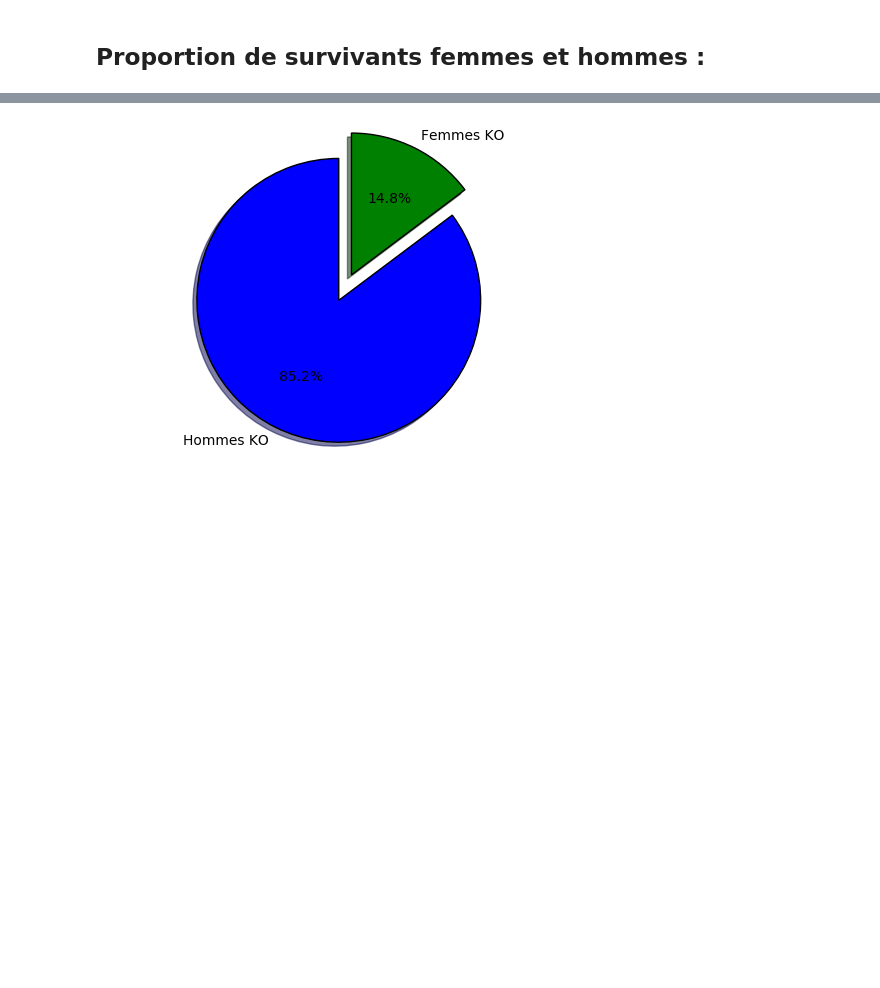
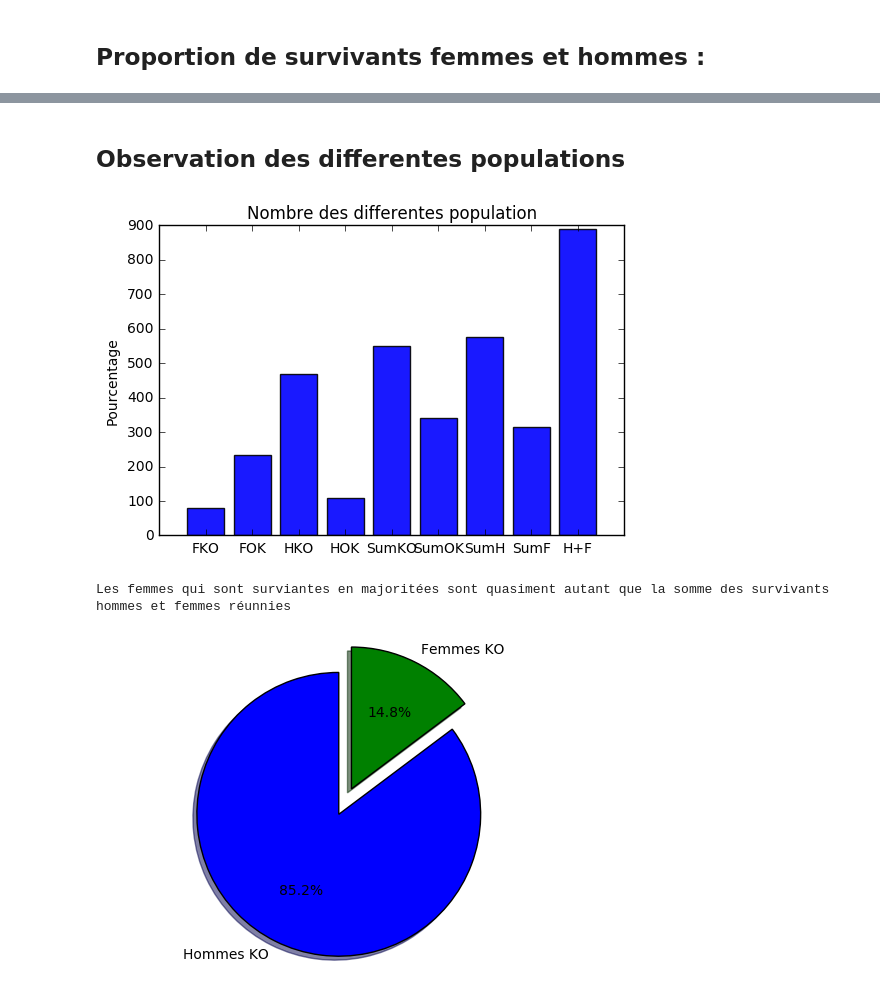
Before and after one commit to willynov/2016-2017, a Jupyter notebook: P1/P1_William_GALBY.ipynb, the cells around one changed output, grey strips where cells are left out. Saved outputs shown, nothing was run; the diff lists cells and outputs as text; code cells hidden in the pictures; blank space fills up the shorter version.

```diff
--- a/P1/P1_William_GALBY.ipynb
+++ b/P1/P1_William_GALBY.ipynb
@@ -120,3 +107,21 @@ Homma OK
+# %% [markdown]
+## Observation des differentes populations
+# %%
+
+objects = ('FKO', 'FOK', 'HKO', 'HOK', 'SumKO', 'SumOK', 'SumH', 'SumF', 'H+F')
+y_pos = np.arange(len(objects))
+performance = [ nbFKO, nbFOK, nbHKO, nbHOK, nbHKO+nbFKO, nbHOK+nbFOK, nbH, nbF, float(nbF+nbH)]
+
+plt.bar(y_pos, performance, align='center', alpha=0.9)
+plt.xticks(y_pos, objects)
+plt.ylabel('Pourcentage')
+plt.title('Nombre des differentes population')
+plt.show()
+
+print 'Les femmes qui sont surviantes en majoritées sont quasiment autant que la somme des survivants hommes et femmes réunnies'
+# %% [output]
+[figure, added]
+Les femmes qui sont surviantes en majoritées sont quasiment autant que la somme des survivants hommes et femmes réunnies
 # %%
 propHKO = float(nbHKO)/float(nbFKO+nbHKO)
 propFKO = float(nbFKO)/float(nbFKO+nbHKO)
```
Also changed, not shown: parts of 2 cells of this notebook.
